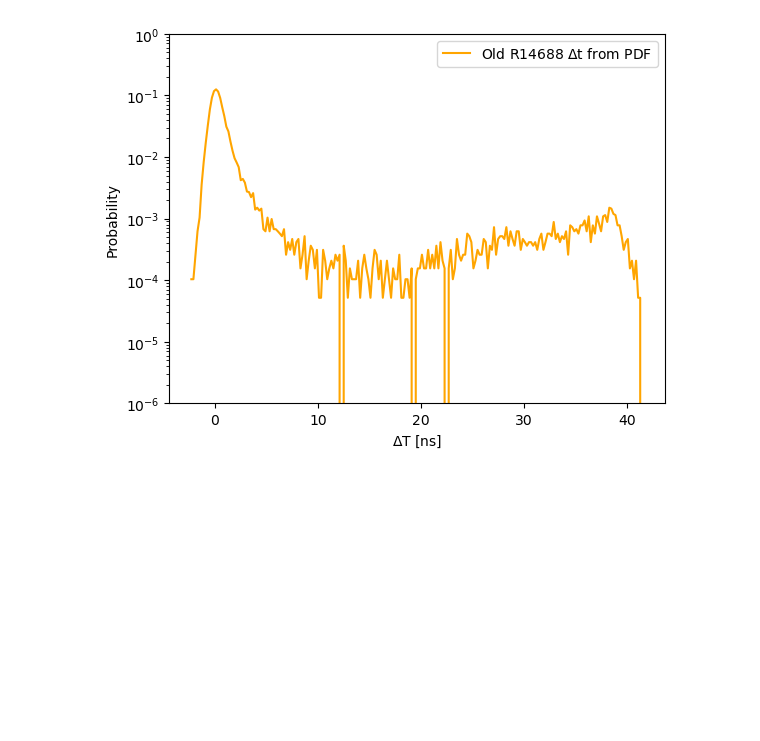
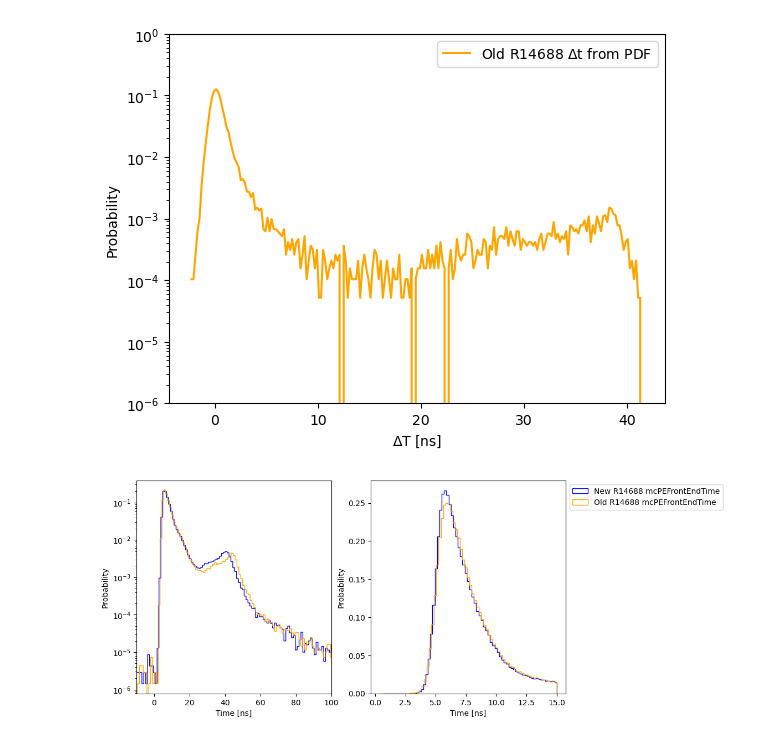
Before and after one commit to hbjamin/eos_pmt_timing, a Jupyter notebook: validation/validation.ipynb, the cells around one changed output. Cells and saved outputs as stored; diff of their text form; code cells hidden in the pictures; blank space fills up the shorter version.

```diff
--- a/validation/validation.ipynb
+++ b/validation/validation.ipynb
@@ -210,3 +285,27 @@ plt.ylim(1e-6,1)
 Sum of probability is 0.5566709242971377
 (1e-06, 1)
 [figure]
+# %%
+r14688_fe_time=np.array(r14688_fe_time)
+r14688_fe_time_old=np.array(r14688_fe_time_old)
+
+fig, (ax1, ax2) = plt.subplots(1, 2, figsize=(10, 5))
+
+ax1.hist(r14688_fe_time,bins=2000,density=True,histtype='step',color='blue');
+ax1.hist(r14688_fe_time_old,bins=2000,density=True,histtype='step',color='orange');
+ax1.set_yscale("log")
+ax1.set_xlim(-10,100)
+ax1.set_ylabel("Probability")
+ax1.set_xlabel("Time [ns]");
+
+# Filter the data to include values between -10 and 20
+filtered_r14688_fe_time = r14688_fe_time[(r14688_fe_time > 0) & (r14688_fe_time < 15)]
+filtered_r14688_fe_time_old = r14688_fe_time_old[(r14688_fe_time_old > 0) & (r14688_fe_time_old < 15)]
+
+ax2.hist(filtered_r14688_fe_time,bins=75,density=True,histtype='step',color='blue',label='New R14688 mcPEFrontEndTime');
+ax2.hist(filtered_r14688_fe_time_old,bins=75,density=True,histtype='step',color='orange',label='Old R14688 mcPEFrontEndTime');
+ax2.legend(loc='upper left', bbox_to_anchor=(1, 1))
+ax2.set_ylabel("Probability")
+ax2.set_xlabel("Time [ns]");
+# %% [output]
+[figure, added]
```
Also changed, not shown: parts of 7 cells of this notebook, 4 other files.
